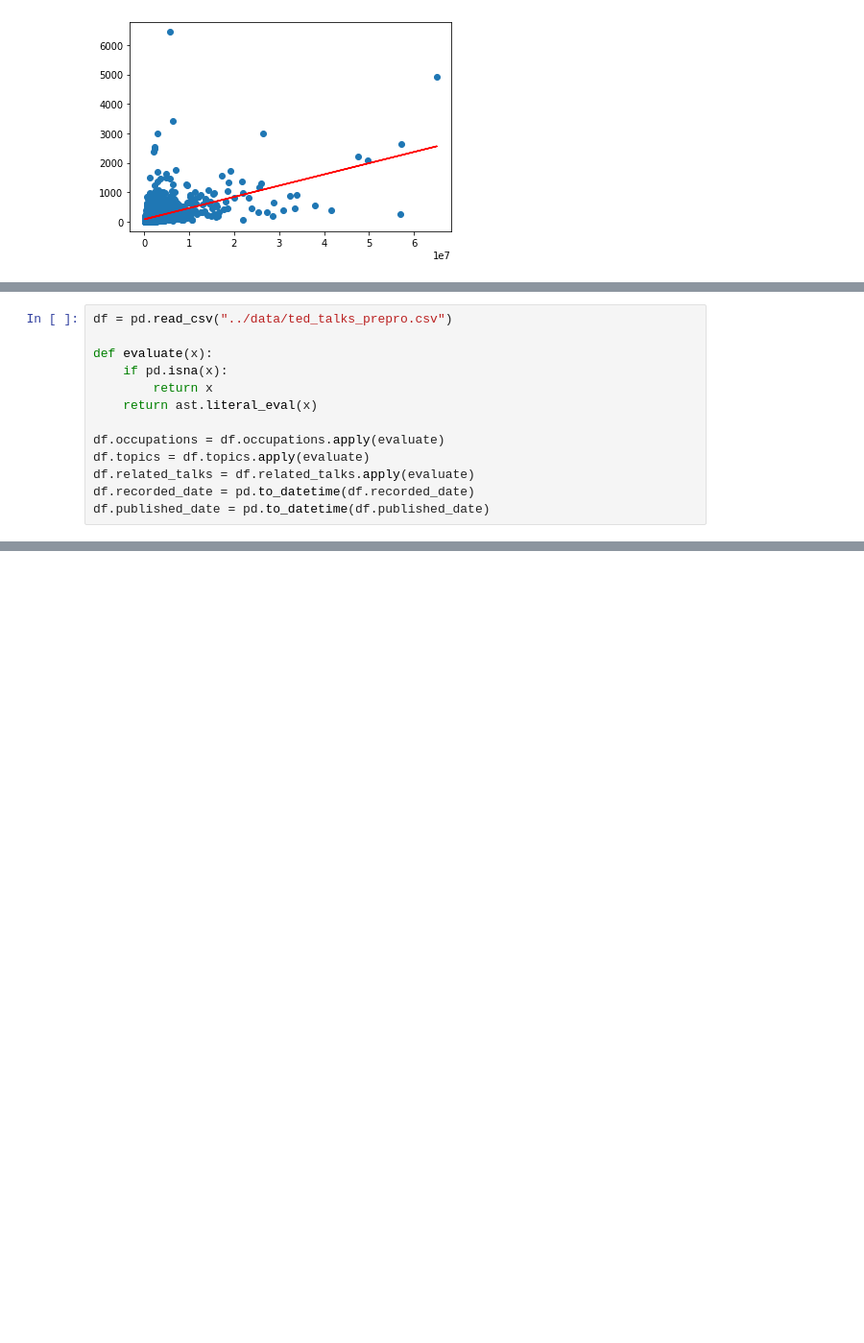
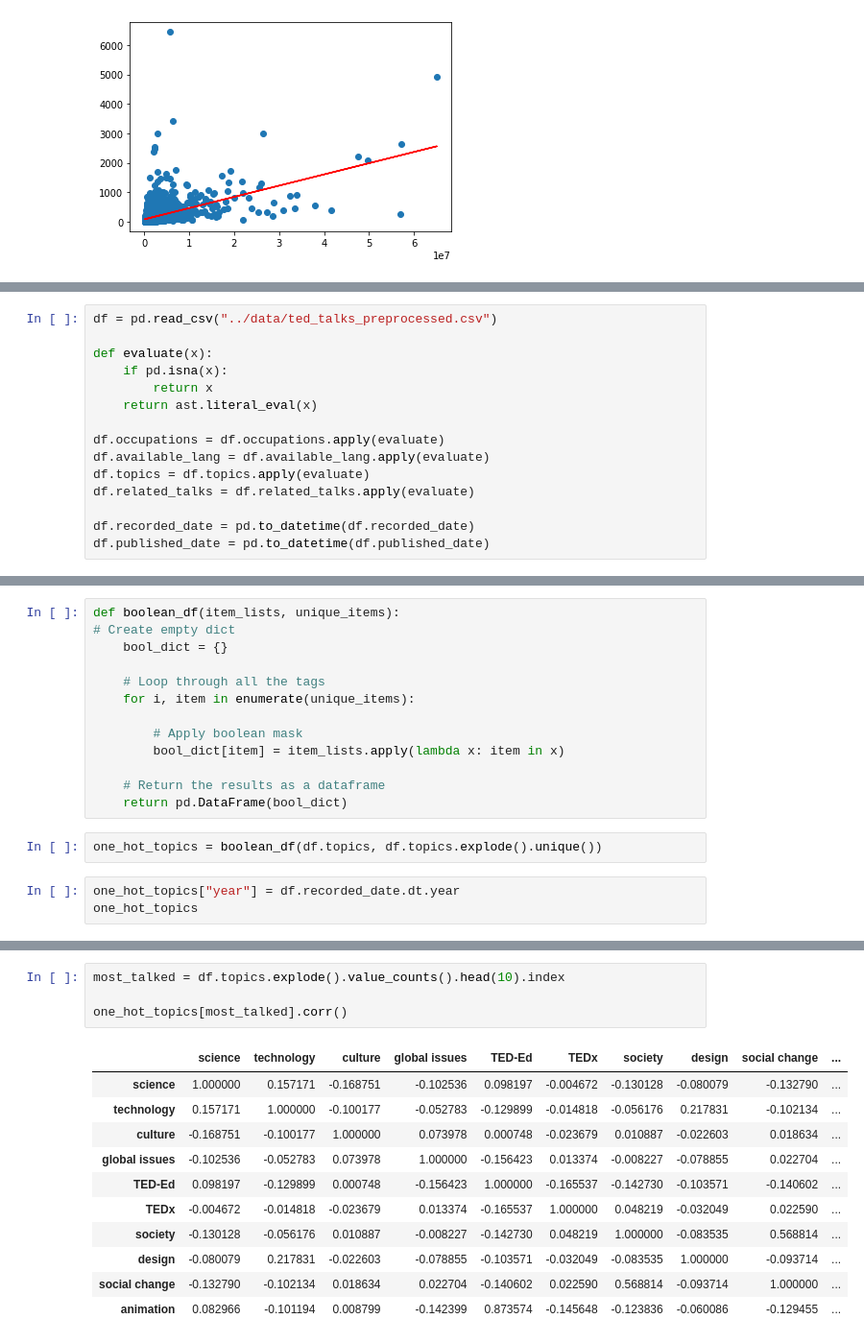
Before and after one commit to VictorTaillieu/TED-talks-analysis, a Jupyter notebook: notebooks/preprocessing.ipynb, the cells around one changed output, grey strips where cells are left out. Shown: that part at 96% size. Drawn from its saved outputs; the diff is of its cells as text; blank space fills up the shorter version.

Commit message:
Clean preprocessing notebook

```diff
--- a/notebooks/preprocessing.ipynb
+++ b/notebooks/preprocessing.ipynb
@@ -425,5 +400,5 @@ Name: event, Length: 461, dtype: int64
 # %%
-df = pd.read_csv("../data/ted_talks_prepro.csv")
+df = pd.read_csv("../data/ted_talks_preprocessed.csv")
 
 def evaluate(x):
     if pd.isna(x):
@@ -431,8 +406,10 @@ def evaluate(x):
     return ast.literal_eval(x)
 
 df.occupations = df.occupations.apply(evaluate)
+df.available_lang = df.available_lang.apply(evaluate)
 df.topics = df.topics.apply(evaluate)
 df.related_talks = df.related_talks.apply(evaluate)
+
 df.recorded_date = pd.to_datetime(df.recorded_date)
 df.published_date = pd.to_datetime(df.published_date)
 # %%
@@ -500,0 +505,18 @@ Name: topics, dtype: int64
+# %%
+def boolean_df(item_lists, unique_items):
+# Create empty dict
+    bool_dict = {}
+
+    # Loop through all the tags
+    for i, item in enumerate(unique_items):
+
+        # Apply boolean mask
+        bool_dict[item] = item_lists.apply(lambda x: item in x)
+
+    # Return the results as a dataframe
+    return pd.DataFrame(bool_dict)
+# %%
+one_hot_topics = boolean_df(df.topics, df.topics.explode().unique())
+# %%
+one_hot_topics["year"] = df.recorded_date.dt.year
+one_hot_topics
@@ -500,0 +537,16 @@ Name: topics, dtype: int64
+# %%
+most_talked = df.topics.explode().value_counts().head(10).index
+
+one_hot_topics[most_talked].corr()
+# %% [output]
+|  | science | technology | culture | global issues | TED-Ed | TEDx | society | design | social change | ... |
+| science | 1.000000 | 0.157171 | -0.168751 | -0.102536 | 0.098197 | -0.004672 | -0.130128 | -0.080079 | -0.132790 | ... |
+| technology | 0.157171 | 1.000000 | -0.100177 | -0.052783 | -0.129899 | -0.014818 | -0.056176 | 0.217831 | -0.102134 | ... |
+| culture | -0.168751 | -0.100177 | 1.000000 | 0.073978 | 0.000748 | -0.023679 | 0.010887 | -0.022603 | 0.018634 | ... |
+| global issues | -0.102536 | -0.052783 | 0.073978 | 1.000000 | -0.156423 | 0.013374 | -0.008227 | -0.078855 | 0.022704 | ... |
+| TED-Ed | 0.098197 | -0.129899 | 0.000748 | -0.156423 | 1.000000 | -0.165537 | -0.142730 | -0.103571 | -0.140602 | ... |
+| TEDx | -0.004672 | -0.014818 | -0.023679 | 0.013374 | -0.165537 | 1.000000 | 0.048219 | -0.032049 | 0.022590 | ... |
+| society | -0.130128 | -0.056176 | 0.010887 | -0.008227 | -0.142730 | 0.048219 | 1.000000 | -0.083535 | 0.568814 | ... |
+| design | -0.080079 | 0.217831 | -0.022603 | -0.078855 | -0.103571 | -0.032049 | -0.083535 | 1.000000 | -0.093714 | ... |
+| social change | -0.132790 | -0.102134 | 0.018634 | 0.022704 | -0.140602 | 0.022590 | 0.568814 | -0.093714 | 1.000000 | ... |
+| animation | 0.082966 | -0.101194 | 0.008799 | -0.142399 | 0.873574 | -0.145648 | -0.123836 | -0.060086 | -0.129455 | ... |
```
Also changed, not shown: parts of 67 cells of this notebook.
